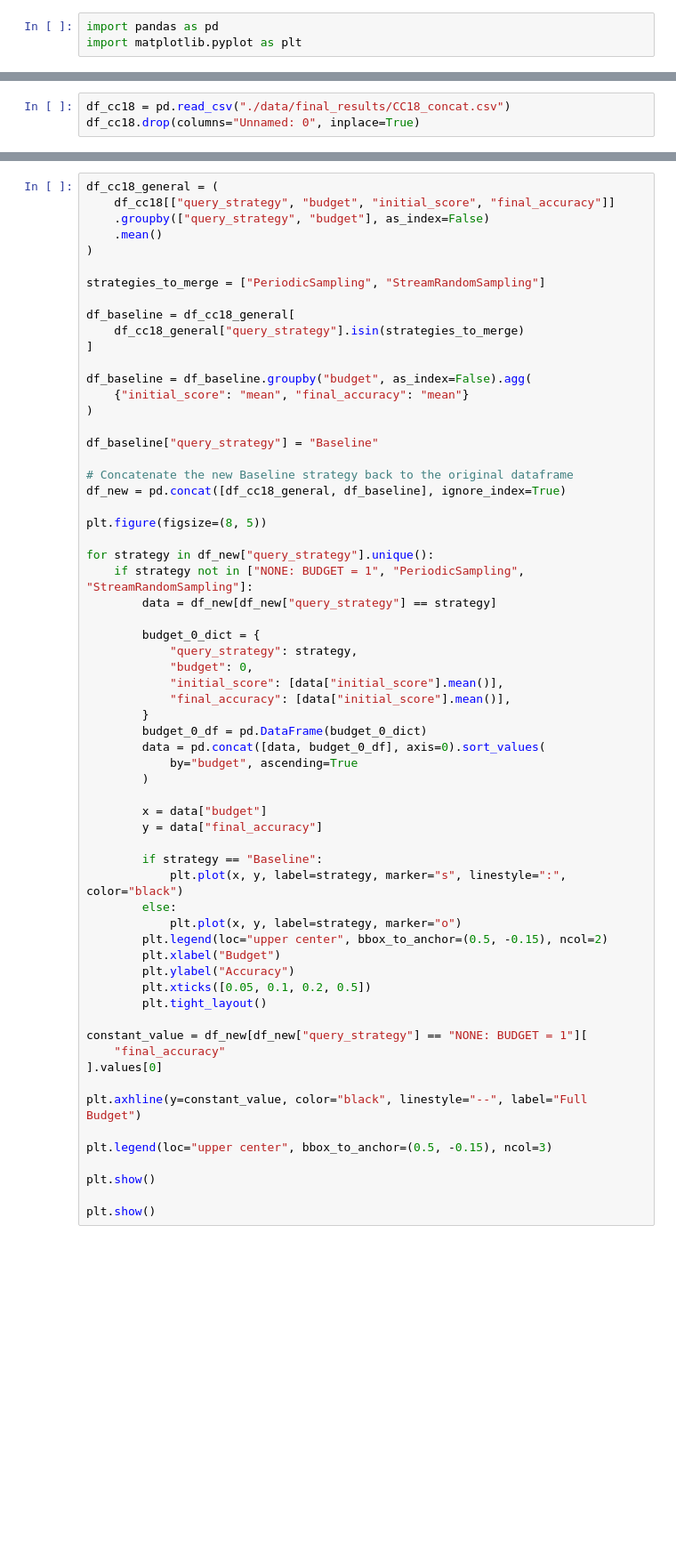
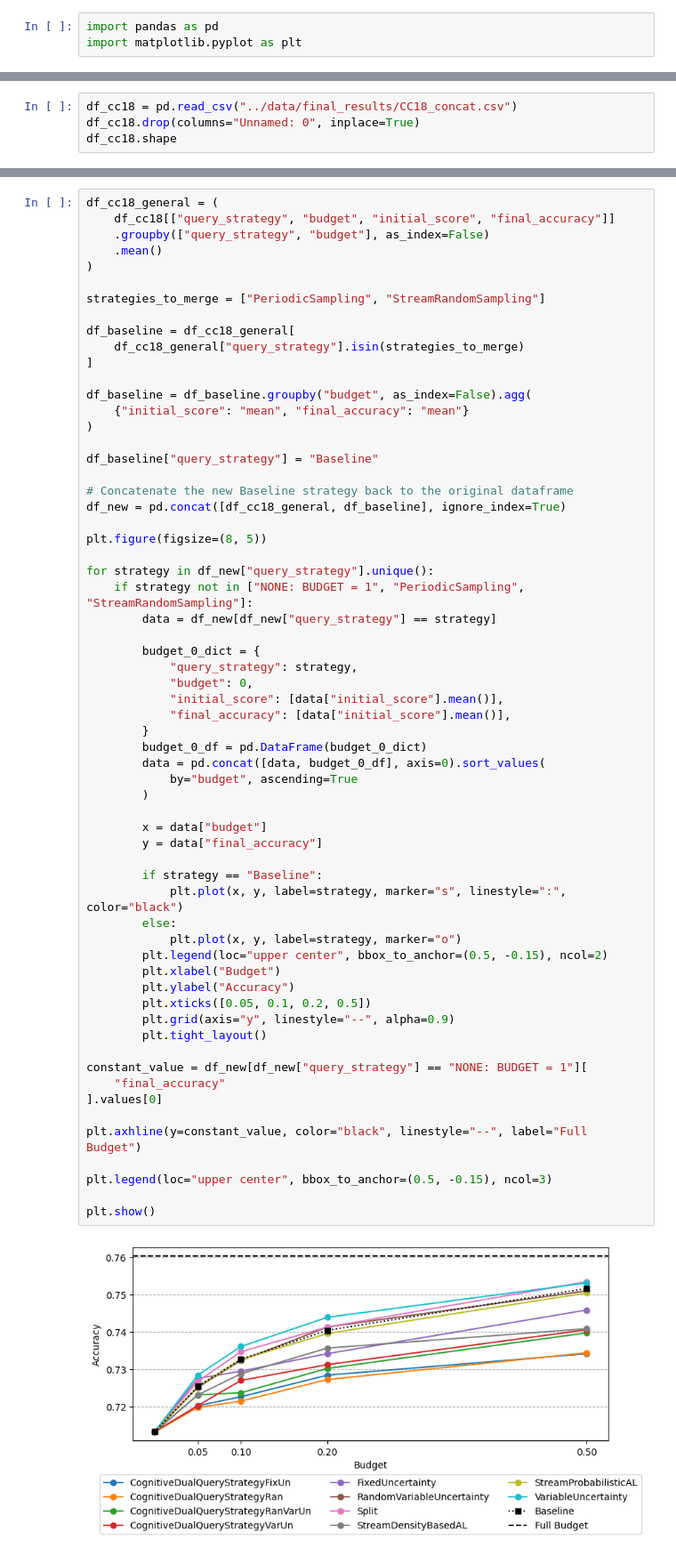
Before and after one commit to gschacon/masters_active_learning, a Jupyter notebook: notebooks/results_exploration.ipynb, the cells around one changed output, grey strips where cells are left out. Shown at 89% size. Cells and saved outputs as stored; diff of their text form; blank space fills up the shorter version.

Commit message:
added new results graphs

```diff
--- a/notebooks/results_exploration.ipynb
+++ b/notebooks/results_exploration.ipynb
@@ -4,3 +6,4 @@ import matplotlib.pyplot as plt
 # %%
-df_cc18 = pd.read_csv("./data/final_results/CC18_concat.csv")
+df_cc18 = pd.read_csv("../data/final_results/CC18_concat.csv")
 df_cc18.drop(columns="Unnamed: 0", inplace=True)
+df_cc18.shape
@@ -38,32 +43,33 @@ for strategy in df_new["query_strategy"].unique():
             "initial_score": [data["initial_score"].mean()],
             "final_accuracy": [data["initial_score"].mean()],
         }
         budget_0_df = pd.DataFrame(budget_0_dict)
         data = pd.concat([data, budget_0_df], axis=0).sort_values(
             by="budget", ascending=True
         )
 
         x = data["budget"]
         y = data["final_accuracy"]
 
         if strategy == "Baseline":
             plt.plot(x, y, label=strategy, marker="s", linestyle=":", color="black")
         else:
             plt.plot(x, y, label=strategy, marker="o")
         plt.legend(loc="upper center", bbox_to_anchor=(0.5, -0.15), ncol=2)
         plt.xlabel("Budget")
         plt.ylabel("Accuracy")
         plt.xticks([0.05, 0.1, 0.2, 0.5])
+        plt.grid(axis="y", linestyle="--", alpha=0.9)
         plt.tight_layout()
 
 constant_value = df_new[df_new["query_strategy"] == "NONE: BUDGET = 1"][
     "final_accuracy"
 ].values[0]
 
 plt.axhline(y=constant_value, color="black", linestyle="--", label="Full Budget")
 
 plt.legend(loc="upper center", bbox_to_anchor=(0.5, -0.15), ncol=3)
 
 plt.show()
-
-plt.show()
+# %% [output]
+[figure, added]
```
Also changed, not shown: parts of 9 cells of this notebook.
